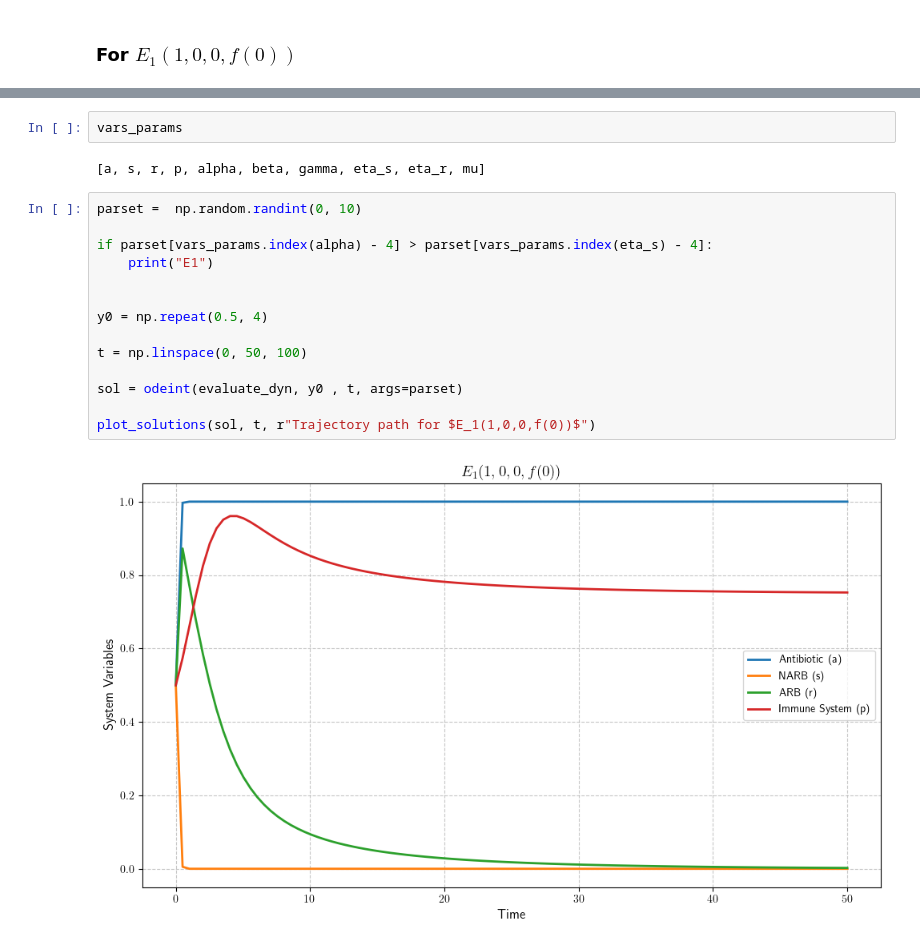
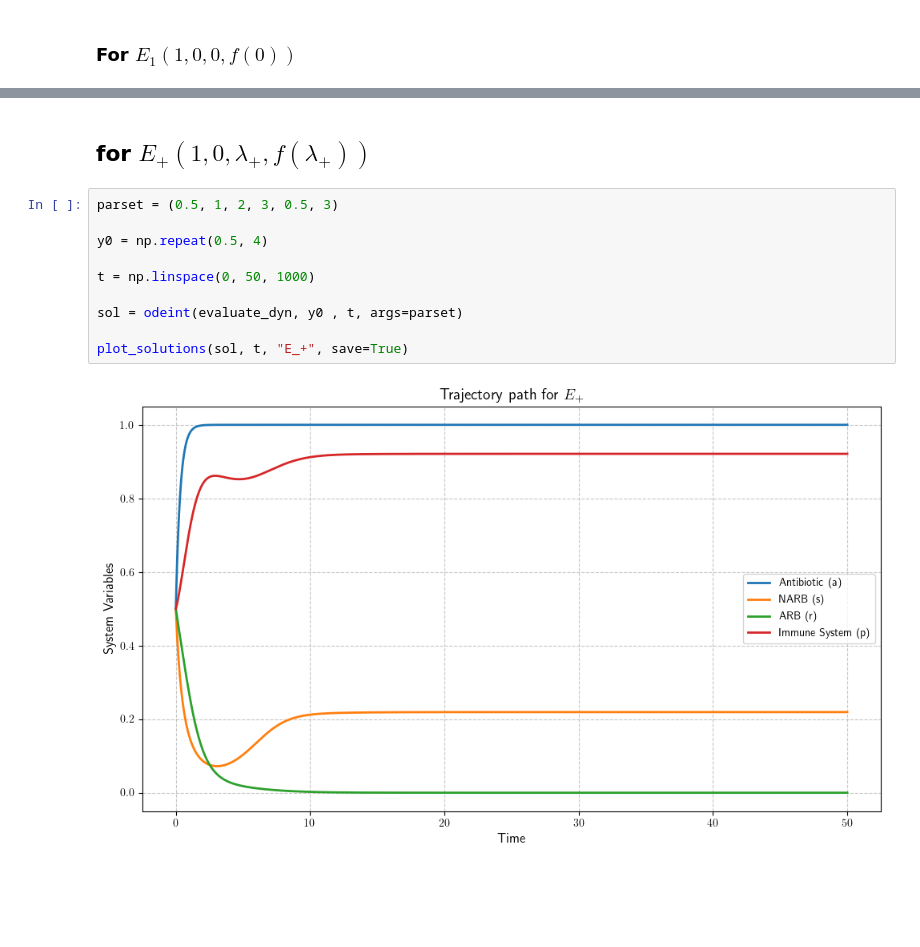
Before and after one commit to 3oop/bacterial-dynamics-project, a Jupyter notebook: Code/gut.ipynb, the cells around one changed output, grey strips where cells are left out. Drawn from its saved outputs; the diff is of its cells as text; blank space fills up the shorter version.

```diff
--- a/Code/gut.ipynb
+++ b/Code/gut.ipynb
@@ -105,20 +105,14 @@ plot_solutions(sol, t, r"Trajectory path for $E_1(1,0,0,f(0))$")
-# %%
-vars_params
-# %% [output]
-[a, s, r, p, alpha, beta, gamma, eta_s, eta_r, mu]
-# %%
-parset =  np.random.randint(0, 10)
-
-if parset[vars_params.index(alpha) - 4] > parset[vars_params.index(eta_s) - 4]:
-    print("E1")
-
-
-y0 = np.repeat(0.5, 4)
-
-t = np.linspace(0, 50, 100)
-
-sol = odeint(evaluate_dyn, y0 , t, args=parset)
-
-plot_solutions(sol, t, r"Trajectory path for $E_1(1,0,0,f(0))$")
-# %% [output]
-[figure, removed]
+# %% [markdown]
+## for $E_+\left(1,0,\lambda_+,f(\lambda_+)\right)$
+# %%
+parset = (0.5, 1, 2, 3, 0.5, 3)
+
+y0 = np.repeat(0.5, 4)
+
+t = np.linspace(0, 50, 1000)
+
+sol = odeint(evaluate_dyn, y0 , t, args=parset)
+
+plot_solutions(sol, t, "E_+", save=True)
+# %% [output]
+[figure, added]
```
Also changed, not shown: parts of 6 cells of this notebook.
